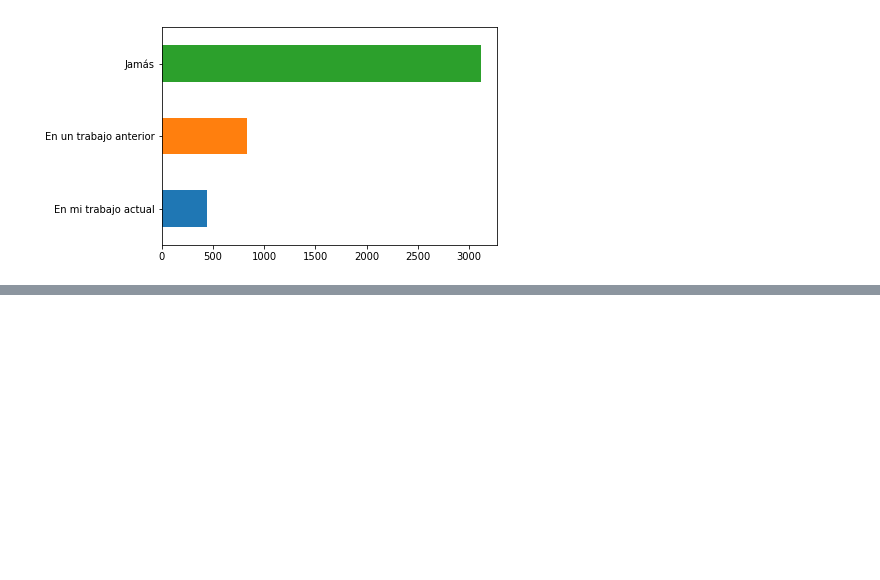
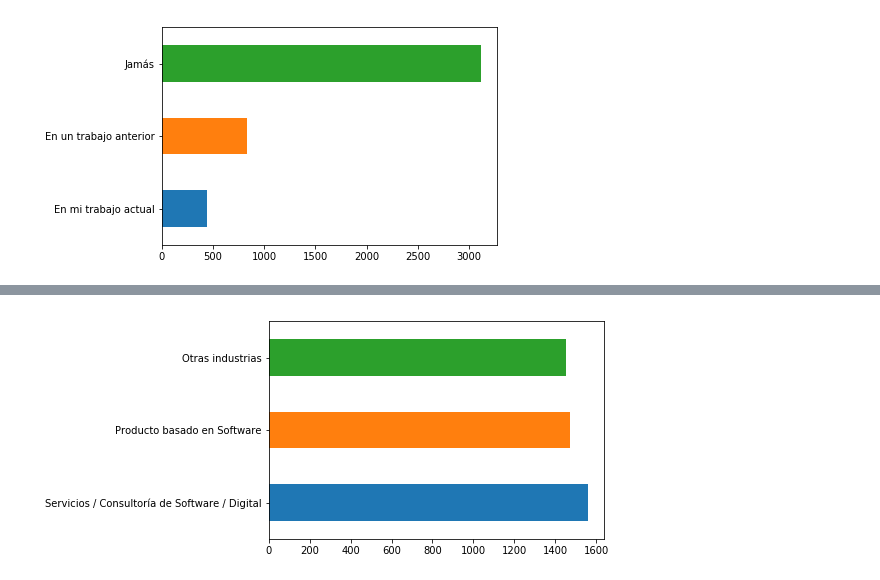
Before and after one commit to seppo0010/sysarmy-sueldos-2019.1, a Jupyter notebook: notebook/Sysarmy - Predicción de sueldos - 2019.1.ipynb, the cells around one changed output, grey strips where cells are left out. Drawn from its saved outputs; the diff is of its cells as text; code cells hidden in the pictures; blank space fills up the shorter version.

```diff
--- a/notebook/Sysarmy - Predicción de sueldos - 2019.1.ipynb
+++ b/notebook/Sysarmy - Predicción de sueldos - 2019.1.ipynb
@@ -449,0 +451,4 @@ Index(['Me identifico', 'Tengo', 'Dónde estás trabajando',
+# %%
+df['Actividad principal'].value_counts().plot.barh();
+# %% [output]
+[figure, added]
```
Also changed, not shown: parts of 52 cells of this notebook.
